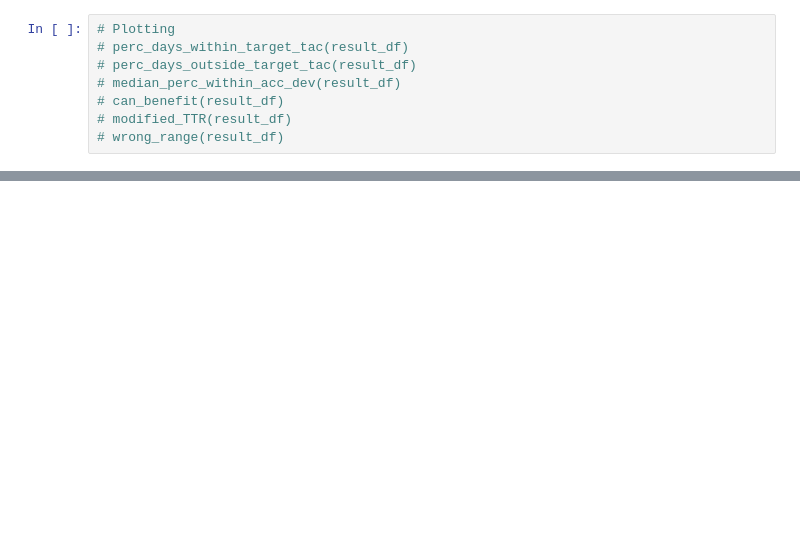
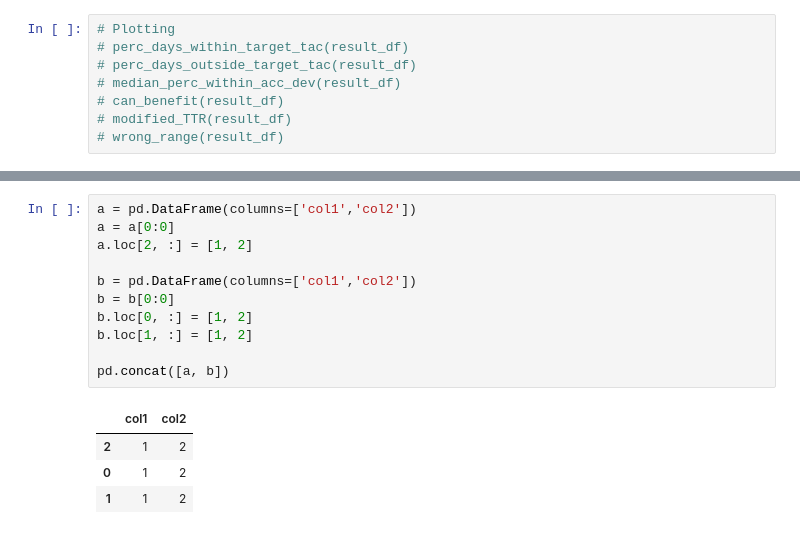
Before and after one commit to tshibei/retro_ped_liver_transplant, a Jupyter notebook: retro_PLT.ipynb, the cells around one changed output, grey strips where cells are left out. Drawn from its saved outputs; the diff is of its cells as text; blank space fills up the shorter version.

```diff
--- a/retro_PLT.ipynb
+++ b/retro_PLT.ipynb
@@ -96,0 +103,16 @@ array([[3]])
+# %%
+a = pd.DataFrame(columns=['col1','col2'])
+a = a[0:0]
+a.loc[2, :] = [1, 2]
+
+b = pd.DataFrame(columns=['col1','col2'])
+b = b[0:0]
+b.loc[0, :] = [1, 2]
+b.loc[1, :] = [1, 2]
+
+pd.concat([a, b])
+# %% [output]
+|  | col1 | col2 |
+| 2 | 1 | 2 |
+| 0 | 1 | 2 |
+| 1 | 1 | 2 |
```
Also changed, not shown: parts of 4 cells of this notebook, 3 other files.
